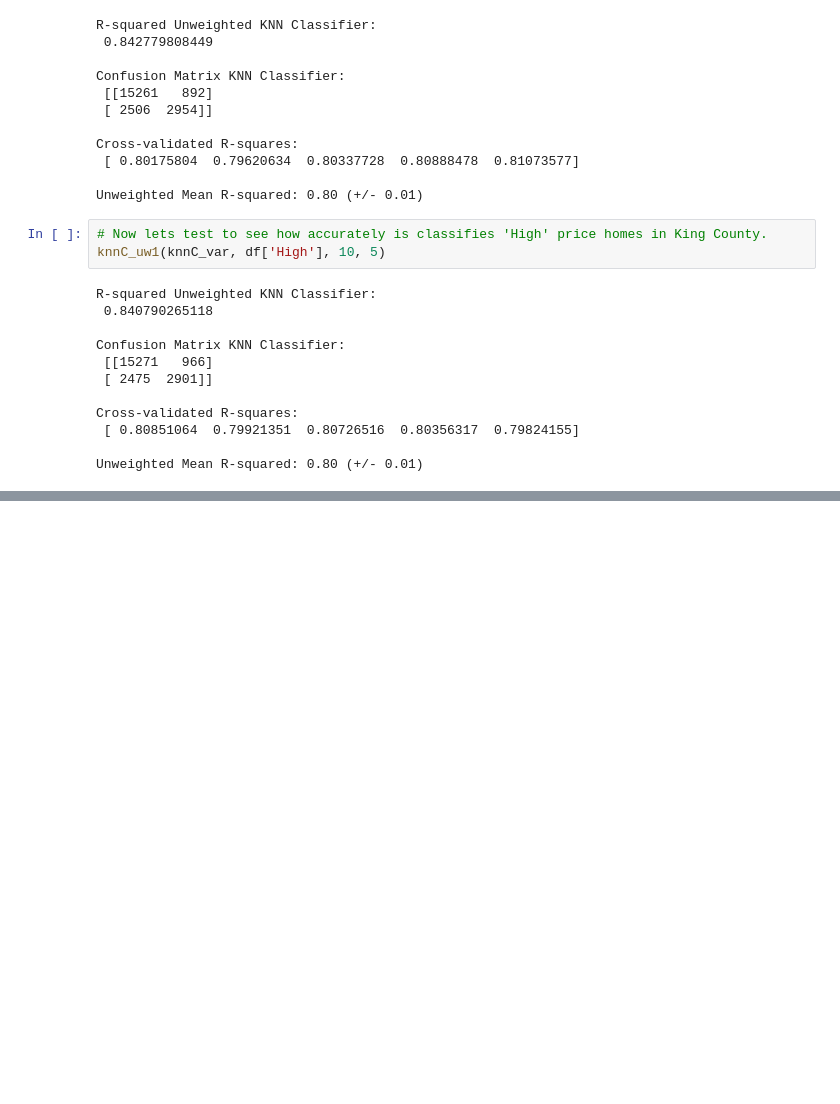
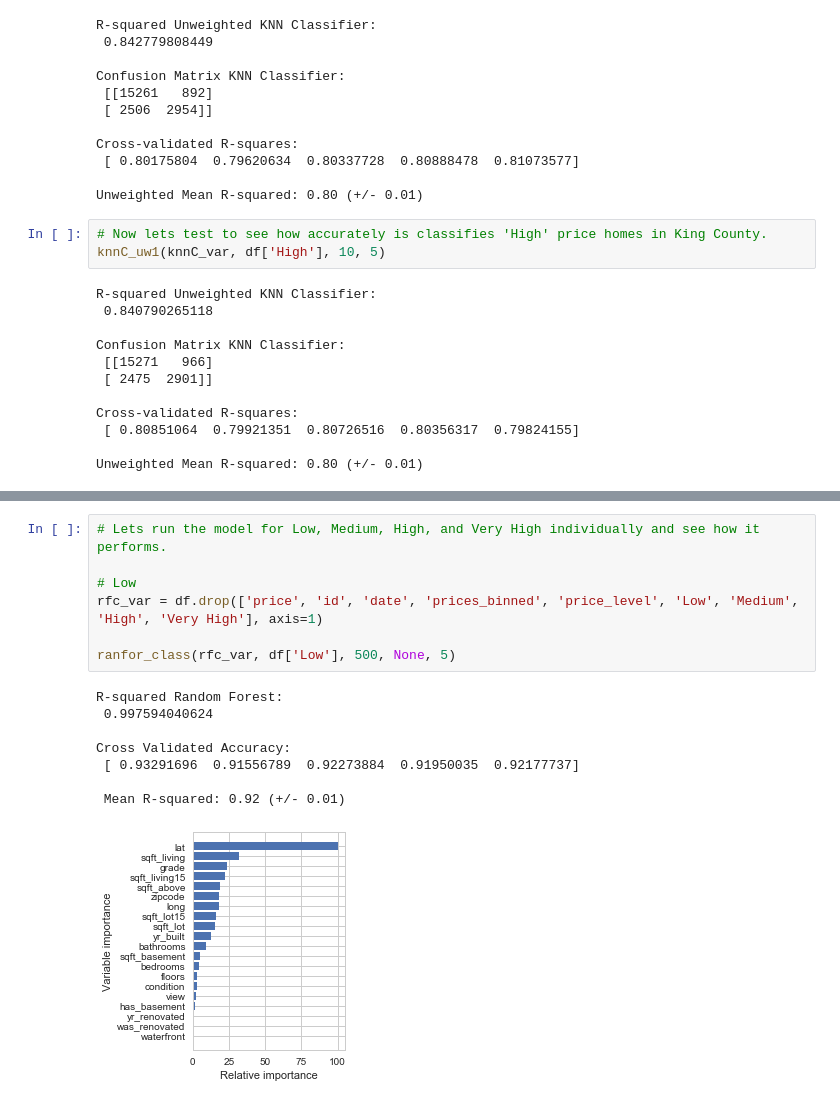
Before and after one commit to cappsjr/StartDraft_Capstone, a Jupyter notebook: Capstone Draft.ipynb, the cells around one changed output, grey strips where cells are left out. Drawn from its saved outputs; the diff is of its cells as text; blank space fills up the shorter version.

```diff
--- a/Capstone Draft.ipynb
+++ b/Capstone Draft.ipynb
@@ -1093,0 +1183,16 @@ Cross Validated Accuracy:
+# %%
+# Lets run the model for Low, Medium, High, and Very High individually and see how it performs.
+
+# Low
+rfc_var = df.drop(['price', 'id', 'date', 'prices_binned', 'price_level', 'Low', 'Medium', 'High', 'Very High'], axis=1)
+
+ranfor_class(rfc_var, df['Low'], 500, None, 5)
+# %% [output]
+R-squared Random Forest:
+ 0.997594040624
+
+Cross Validated Accuracy:
+ [ 0.93291696  0.91556789  0.92273884  0.91950035  0.92177737]
+
+ Mean R-squared: 0.92 (+/- 0.01)
+[figure, added]
```
Also changed, not shown: parts of 23 cells of this notebook.
